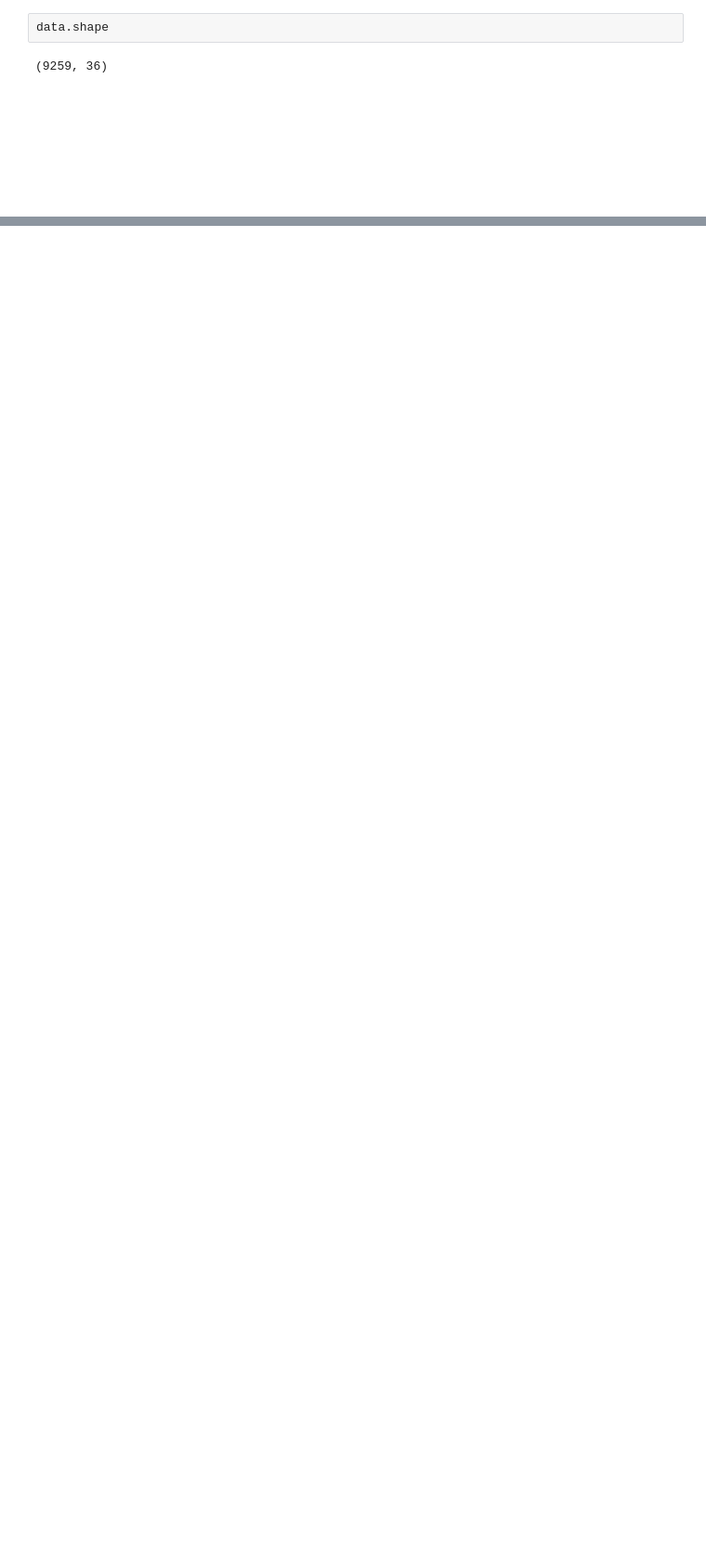
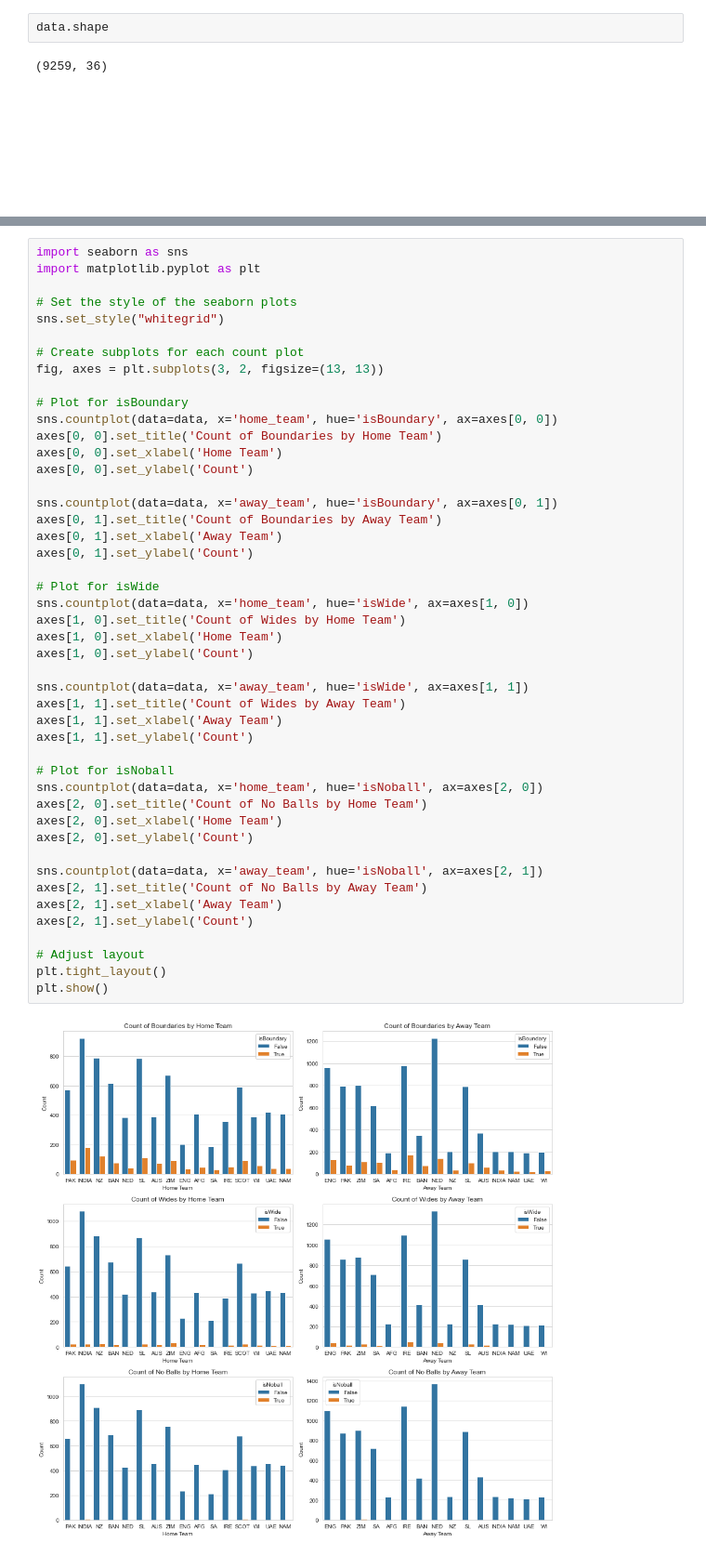
Before and after one commit to Ogutu01/T-20-World-Cup-2022-Data-Analysis, a Jupyter notebook: index.ipynb, the cells around one changed output, grey strips where cells are left out. Shown: that part at 93% size. Drawn from its saved outputs; the diff is of its cells as text; blank space fills up the shorter version.

```diff
--- a/index.ipynb
+++ b/index.ipynb
@@ -231,0 +247,48 @@ plt.show()
+# %%
+import seaborn as sns
+import matplotlib.pyplot as plt
+
+# Set the style of the seaborn plots
+sns.set_style("whitegrid")
+
+# Create subplots for each count plot
+fig, axes = plt.subplots(3, 2, figsize=(13, 13))
+
+# Plot for isBoundary
+sns.countplot(data=data, x='home_team', hue='isBoundary', ax=axes[0, 0])
+axes[0, 0].set_title('Count of Boundaries by Home Team')
+axes[0, 0].set_xlabel('Home Team')
+axes[0, 0].set_ylabel('Count')
+
+sns.countplot(data=data, x='away_team', hue='isBoundary', ax=axes[0, 1])
+axes[0, 1].set_title('Count of Boundaries by Away Team')
+axes[0, 1].set_xlabel('Away Team')
+axes[0, 1].set_ylabel('Count')
+
+# Plot for isWide
+sns.countplot(data=data, x='home_team', hue='isWide', ax=axes[1, 0])
+axes[1, 0].set_title('Count of Wides by Home Team')
+axes[1, 0].set_xlabel('Home Team')
+axes[1, 0].set_ylabel('Count')
+
+sns.countplot(data=data, x='away_team', hue='isWide', ax=axes[1, 1])
+axes[1, 1].set_title('Count of Wides by Away Team')
+axes[1, 1].set_xlabel('Away Team')
+axes[1, 1].set_ylabel('Count')
+
+# Plot for isNoball
+sns.countplot(data=data, x='home_team', hue='isNoball', ax=axes[2, 0])
+axes[2, 0].set_title('Count of No Balls by Home Team')
+axes[2, 0].set_xlabel('Home Team')
+axes[2, 0].set_ylabel('Count')
+
+sns.countplot(data=data, x='away_team', hue='isNoball', ax=axes[2, 1])
+axes[2, 1].set_title('Count of No Balls by Away Team')
+axes[2, 1].set_xlabel('Away Team')
+axes[2, 1].set_ylabel('Count')
+
+# Adjust layout
+plt.tight_layout()
+plt.show()
+# %% [output]
+[figure, added]
```
Also changed, not shown: parts of 14 cells of this notebook.
